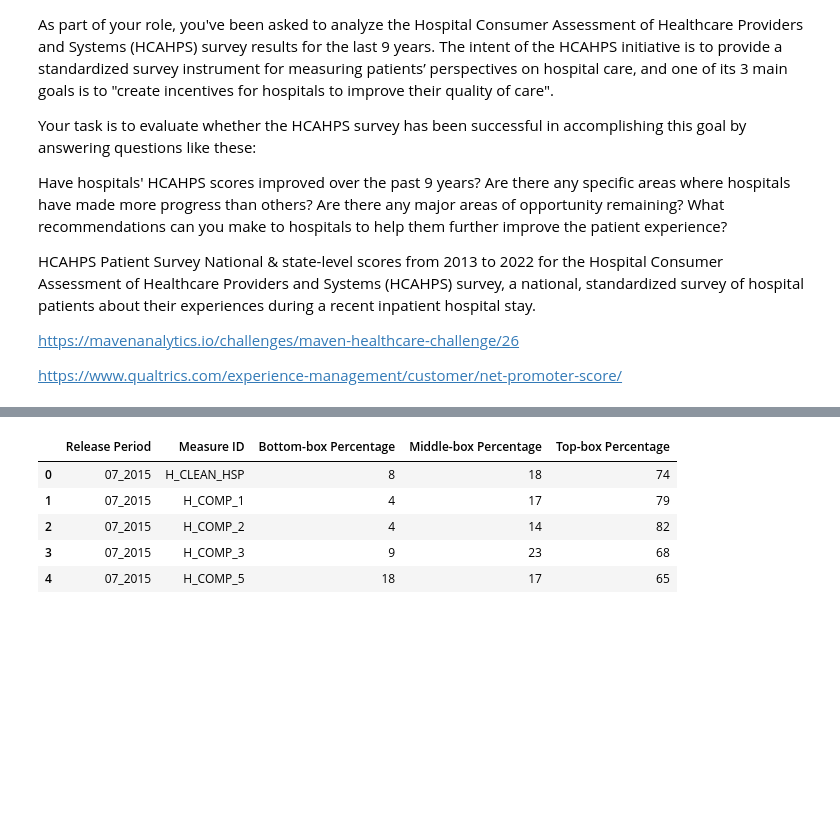
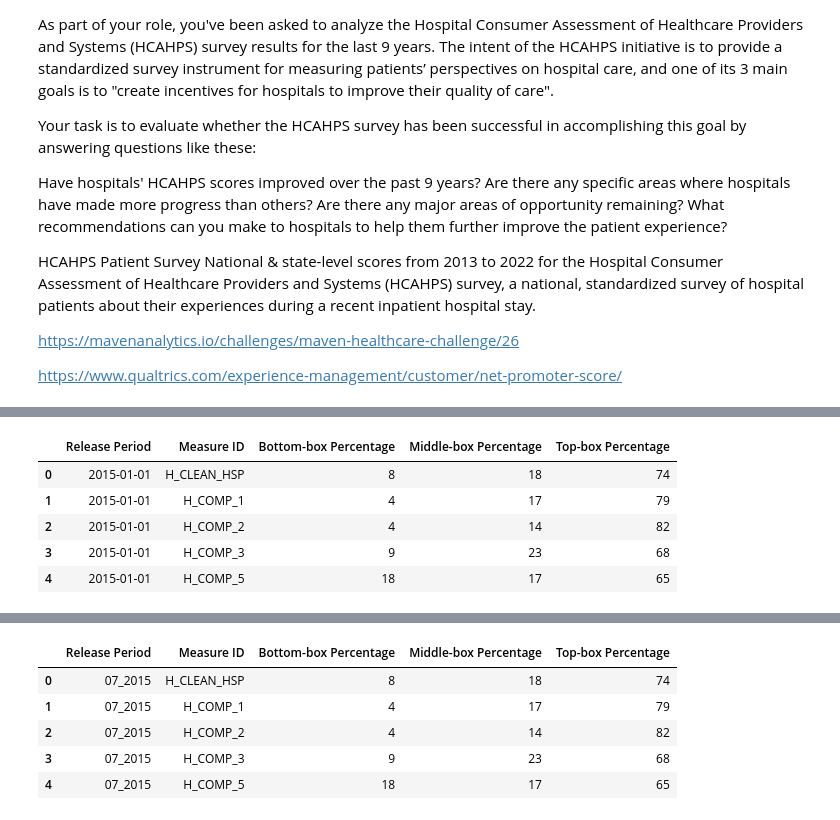
Before and after one commit to andyguo0228/maven_healthcare, a Jupyter notebook: maven_healthcare.ipynb, the cells around one changed output, grey strips where cells are left out. Cells and saved outputs as stored; diff of their text form; code cells hidden in the pictures; blank space fills up the shorter version.

```diff
--- a/maven_healthcare.ipynb
+++ b/maven_healthcare.ipynb
@@ -43,0 +70,14 @@ memory usage: 3.6+ KB
+# %%
+#Convert release period to datetime
+
+#df_rating = df[df['Measure ID'] == 'H_HSP_RATING']
+#df_rating['Release Period'] = df_rating['Release Period'].str.lstrip('07_')
+national_results['Release Period'] = pd.to_datetime(national_results['Release Period'].str.lstrip('07_'))
+national_results.head()
+# %% [output]
+|  | Release Period | Measure ID | Bottom-box Percentage | Middle-box Percentage | Top-box Percentage |
+| 0 | 2015-01-01 | H_CLEAN_HSP | 8 | 18 | 74 |
+| 1 | 2015-01-01 | H_COMP_1 | 4 | 17 | 79 |
+| 2 | 2015-01-01 | H_COMP_2 | 4 | 14 | 82 |
+| 3 | 2015-01-01 | H_COMP_3 | 9 | 23 | 68 |
+| 4 | 2015-01-01 | H_COMP_5 | 18 | 17 | 65 |
```
Also changed, not shown: parts of 9 cells of this notebook.
